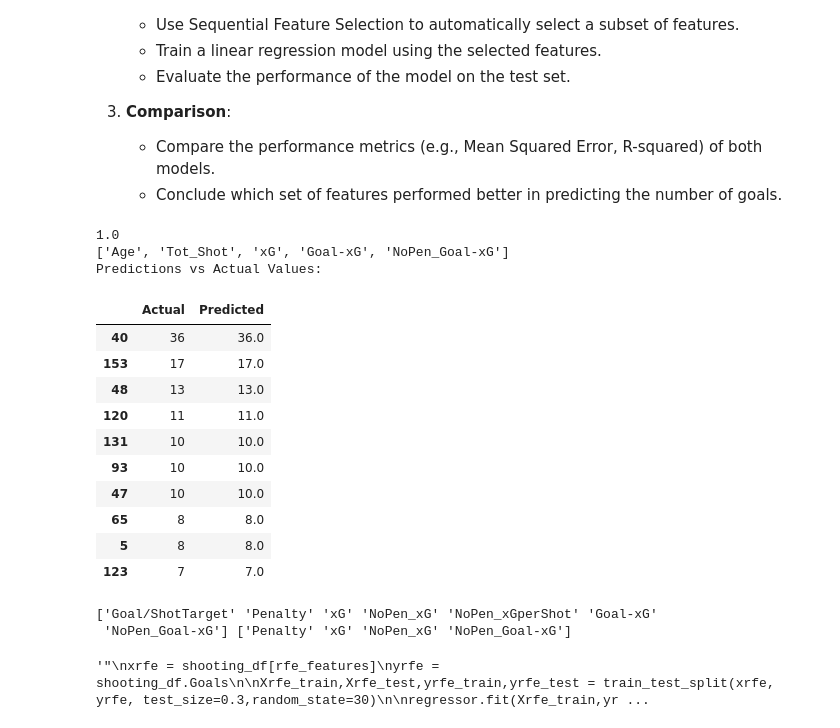
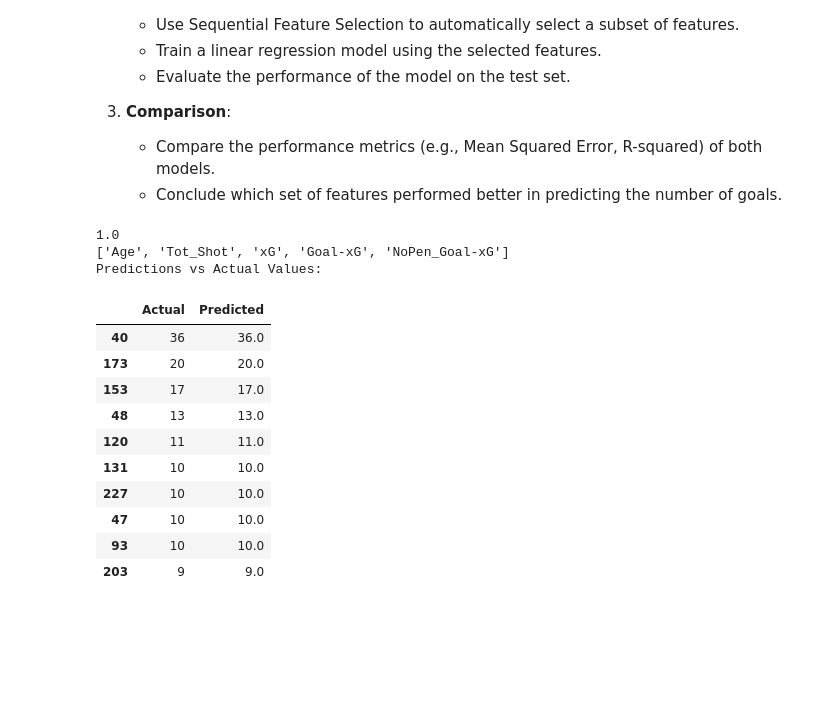
Before and after one commit to cokoli4315/Prem2022-23-data, a Jupyter notebook: Premier_league_top_scorer.ipynb, the cells around one changed output. Drawn from its saved outputs; the diff is of its cells as text; code cells hidden in the pictures; blank space fills up the shorter version.

```diff
--- a/Premier_league_top_scorer.ipynb
+++ b/Premier_league_top_scorer.ipynb
@@ -620,7 +642,7 @@ for column in shooting_df.columns:
         feat.append(column)
 
 X_to_select = shooting_df[feat]
-y_to_predict = shooting_df.Goals
+y_to_predict = shooting_df['Goals']
 
 regressor = LinearRegression()
 
@@ -639,97 +661,41 @@ sfselected = list(selected_features.k_feature_names_)
 xsfs = shooting_df[sfselected]
 ysfs = shooting_df.Goals
 
-X_trains,X_tests,y_trains,y_tests = train_test_split(xsfs, ysfs, test_size=0.3,random_state=30)
+X_trains,X_tests,y_trains,y_tests = train_test_split(xsfs, ysfs, test_size=0.4,random_state=30)
 
 regressor.fit(X_trains,y_trains)
 
 print(regressor.score(X_tests,y_tests))
 
 print(sfselected)
 
 
 y_pred = regressor.predict(X_tests)
 
 # Print the predictions and the actual values
 print("Predictions vs Actual Values:")
 
 results_df = pd.DataFrame({
     'Actual': y_tests,
     'Predicted':y_pred
 })
 
 results_df = results_df.reset_index(drop=True)
 
 results_df.sort_values(by= 'Predicted',inplace=True, ascending=False)
 results_df.head(10)
 # %% [output]
 1.0
 ['Age', 'Tot_Shot', 'xG', 'Goal-xG', 'NoPen_Goal-xG']
 Predictions vs Actual Values:
 |  | Actual | Predicted |
 | 40 | 36 | 36.0 |
+| 173 | 20 | 20.0 |
 | 153 | 17 | 17.0 |
 | 48 | 13 | 13.0 |
 | 120 | 11 | 11.0 |
 | 131 | 10 | 10.0 |
+| 227 | 10 | 10.0 |
+| 47 | 10 | 10.0 |
 | 93 | 10 | 10.0 |
-| 47 | 10 | 10.0 |
-| 65 | 8 | 8.0 |
-| 5 | 8 | 8.0 |
-| 123 | 7 | 7.0 |
+| 203 | 9 | 9.0 |
-# %%
-from sklearn.feature_selection import RFE,RFECV
-from sklearn.linear_model import LinearRegression
-from sklearn.model_selection import train_test_split
-reg = LinearRegression()
-
-refcv = RFECV(estimator=LinearRegression(), cv=5,min_features_to_select=3)
-rfe = RFE(estimator=LinearRegression(), n_features_to_select=4)
-
-rfe.fit(X_to_select,y_to_predict)
-refcv.fit(X_to_select,y_to_predict)
-
-"""
-print(rfe.get_feature_names_out())
-
-refcv.get_feature_names_out()
-
-print(rfe.feature_names_in_)
-rfe.ranking_"""
-
-recursive_dict = {}
-for features, ranking in zip(rfe.feature_names_in_,rfe.ranking_):
-    recursive_dict[features] = ranking
-
-recursive_df = pd.DataFrame(list(recursive_dict.items()),columns = ['Feature', 'Ranking'])
-
-sort_lowest(recursive_df,'Ranking')
-
-
-recursivecv_dict = {}
-for features, ranking in zip(refcv.feature_names_in_,refcv.ranking_):
-    recursivecv_dict[features] = ranking
-
-recursivecv_df = pd.DataFrame(list(recursivecv_dict.items()),columns = ['Feature', 'Ranking'])
-
-sort_lowest(recursivecv_df,'Ranking')
-
-
-print(refcv.get_feature_names_out(),rfe.get_feature_names_out())
-
-rfe_features = rfe.get_feature_names_out()
-
-
-""""
-xrfe = shooting_df[rfe_features]
-yrfe = shooting_df.Goals
-
-Xrfe_train,Xrfe_test,yrfe_train,yrfe_test = train_test_split(xrfe, yrfe, test_size=0.3,random_state=30)
-
-regressor.fit(Xrfe_train,yrfe_train)
-
-print(regressor.score(Xrfe_test,yrfe_test)) """
-# %% [output]
-['Goal/ShotTarget' 'Penalty' 'xG' 'NoPen_xG' 'NoPen_xGperShot' 'Goal-xG'
- 'NoPen_Goal-xG'] ['Penalty' 'xG' 'NoPen_xG' 'NoPen_Goal-xG']
-'"\nxrfe = shooting_df[rfe_features]\nyrfe = shooting_df.Goals\n\nXrfe_train,Xrfe_test,yrfe_train,yrfe_test = train_test_split(xrfe, yrfe, test_size=0.3,random_state=30)\n\nregressor.fit(Xrfe_train,yr ...
```
Also changed, not shown: parts of 15 cells of this notebook, 2 other files.
